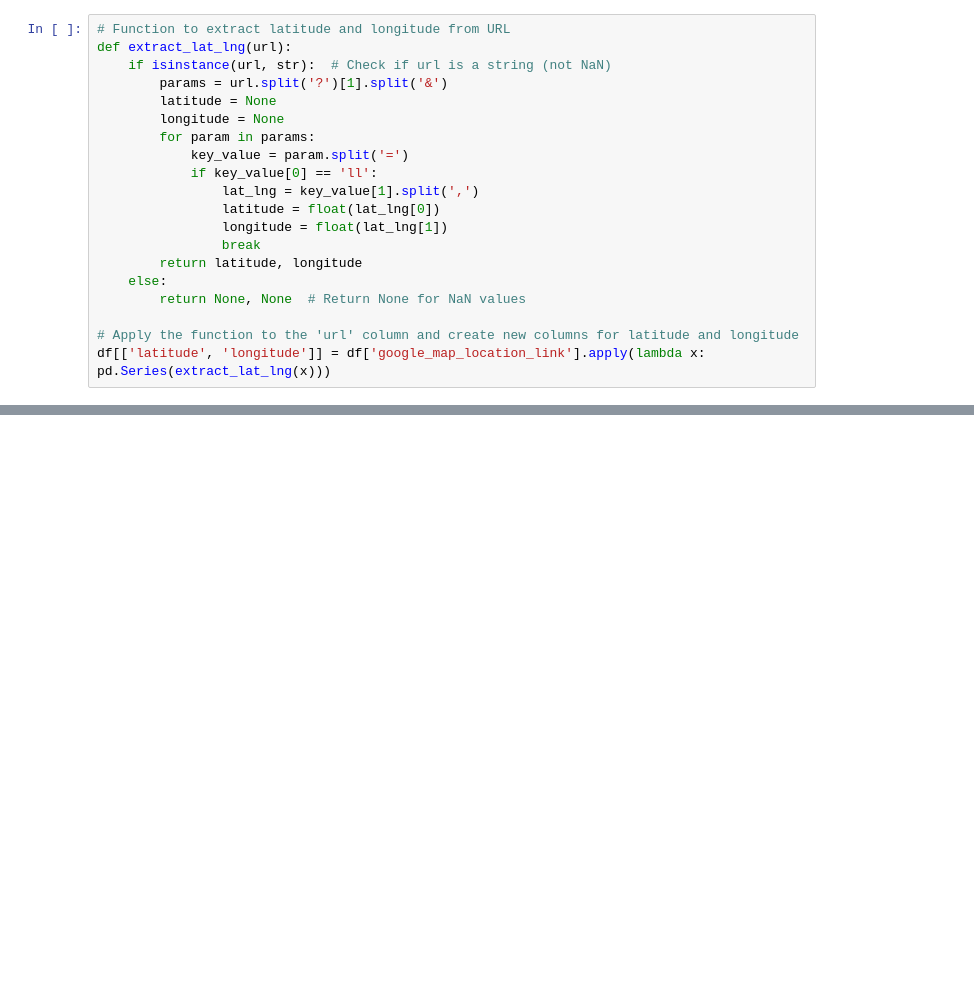
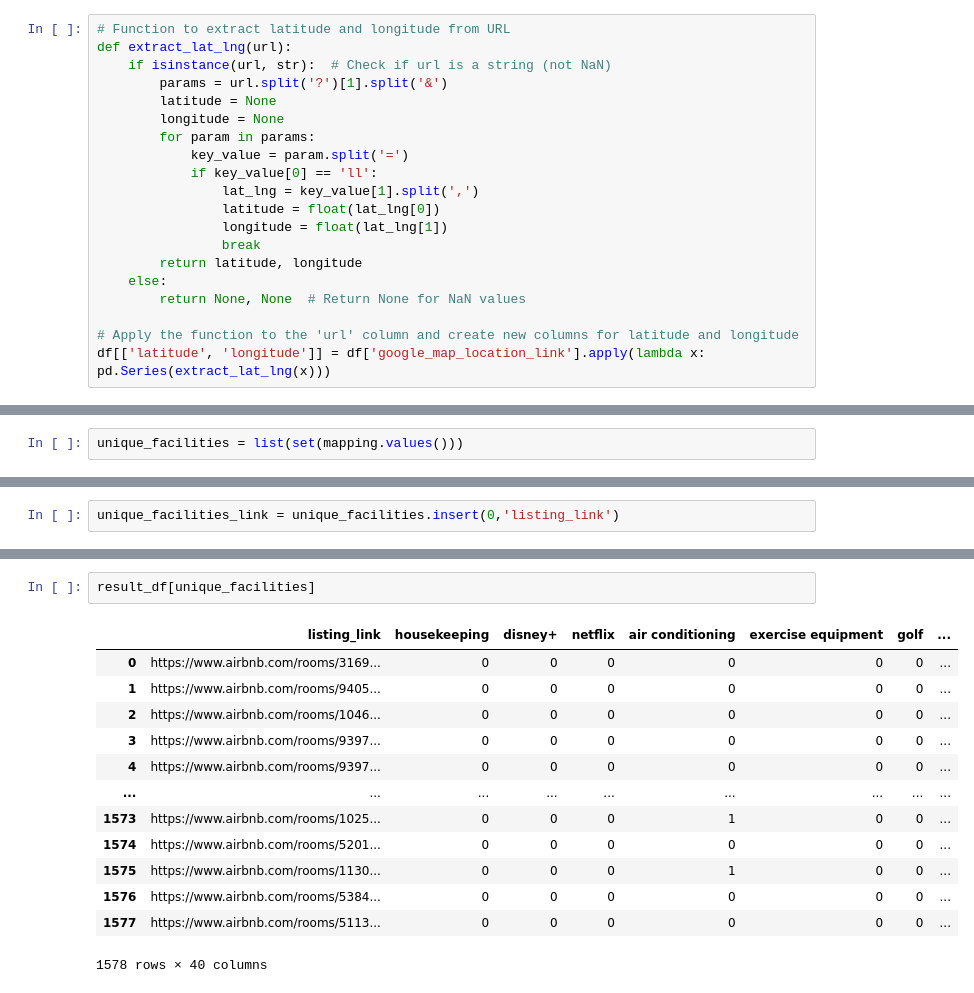
Before and after one commit to Yeasirzawad/Airbnb-Bangladesh-Scrap, a Jupyter notebook: notebooks/clean.ipynb, the cells around one changed output, grey strips where cells are left out. Cells and saved outputs as stored; diff of their text form; blank space fills up the shorter version.

```diff
--- a/notebooks/clean.ipynb
+++ b/notebooks/clean.ipynb
@@ -76,0 +440,2 @@ df[['latitude', 'longitude']]
+# %%
+unique_facilities = list(set(mapping.values()))
@@ -76,0 +473,2 @@ df[['latitude', 'longitude']]
+# %%
+unique_facilities_link = unique_facilities.insert(0,'listing_link')
@@ -76,0 +495,16 @@ df[['latitude', 'longitude']]
+# %%
+result_df[unique_facilities]
+# %% [output]
+|  | listing_link | housekeeping | disney+ | netflix | air conditioning | exercise equipment | golf | ... |
+| 0 | https://www.airbnb.com/rooms/3169... | 0 | 0 | 0 | 0 | 0 | 0 | ... |
+| 1 | https://www.airbnb.com/rooms/9405... | 0 | 0 | 0 | 0 | 0 | 0 | ... |
+| 2 | https://www.airbnb.com/rooms/1046... | 0 | 0 | 0 | 0 | 0 | 0 | ... |
+| 3 | https://www.airbnb.com/rooms/9397... | 0 | 0 | 0 | 0 | 0 | 0 | ... |
+| 4 | https://www.airbnb.com/rooms/9397... | 0 | 0 | 0 | 0 | 0 | 0 | ... |
+| ... | ... | ... | ... | ... | ... | ... | ... | ... |
+| 1573 | https://www.airbnb.com/rooms/1025... | 0 | 0 | 0 | 1 | 0 | 0 | ... |
+| 1574 | https://www.airbnb.com/rooms/5201... | 0 | 0 | 0 | 0 | 0 | 0 | ... |
+| 1575 | https://www.airbnb.com/rooms/1130... | 0 | 0 | 0 | 1 | 0 | 0 | ... |
+| 1576 | https://www.airbnb.com/rooms/5384... | 0 | 0 | 0 | 0 | 0 | 0 | ... |
+| 1577 | https://www.airbnb.com/rooms/5113... | 0 | 0 | 0 | 0 | 0 | 0 | ... |
+1578 rows × 40 columns
```
Also changed, not shown: parts of 54 cells of this notebook, 10 other files.
